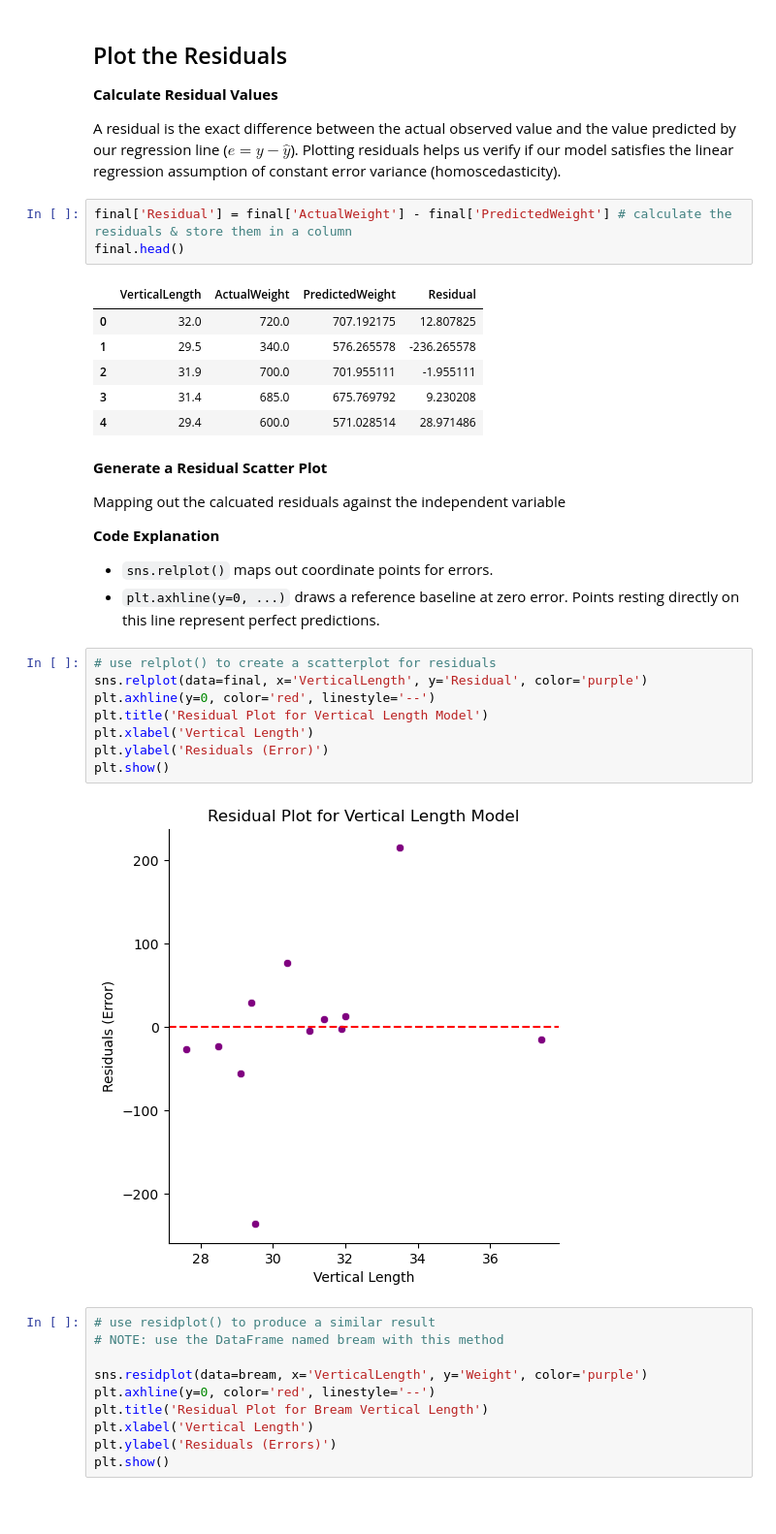
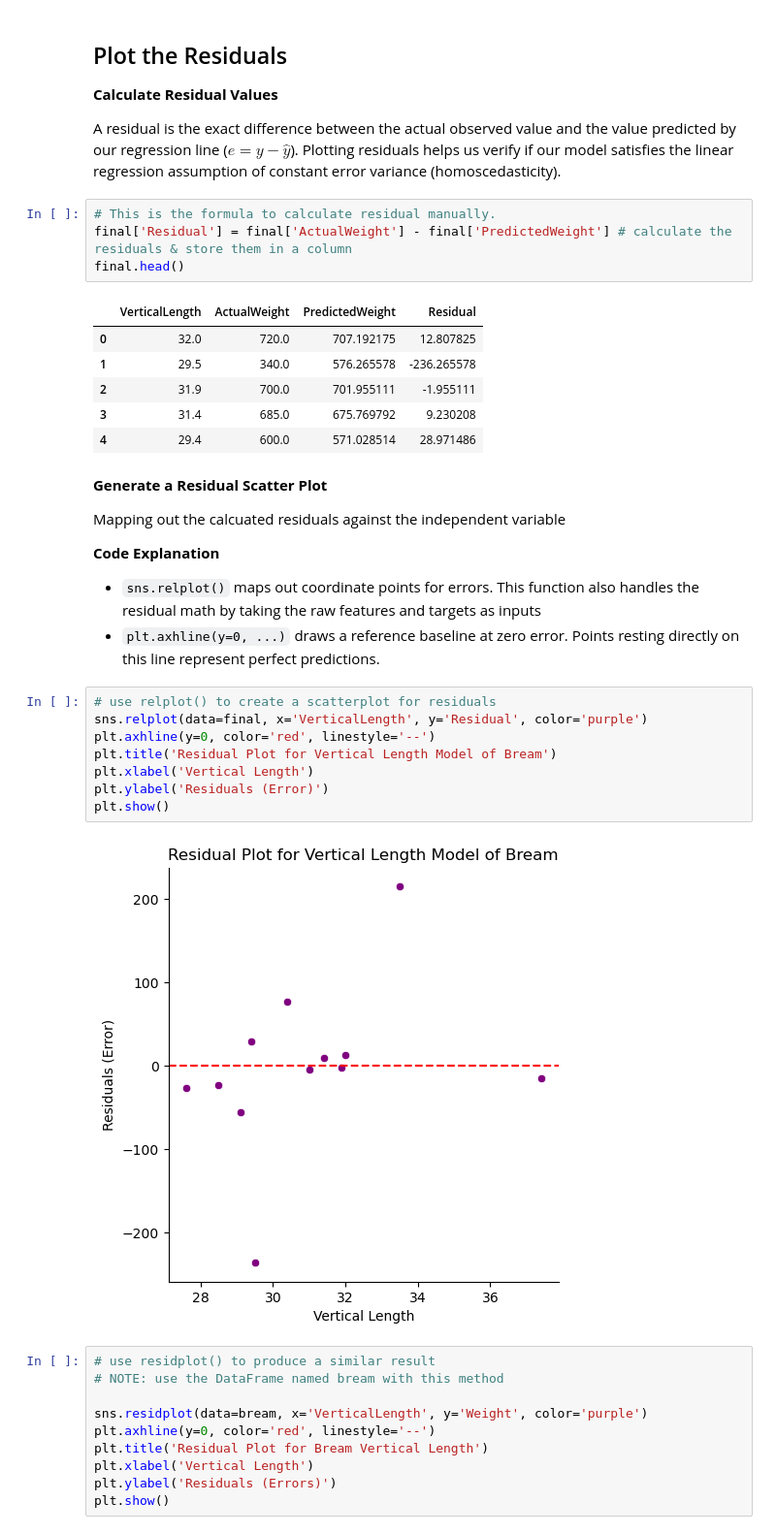
Before and after one commit to thaopham98/DataScience, a Jupyter notebook: python_analysis/A3-Fish-Linear_Regression.ipynb, the cells around one changed output. Shown at 97% size. Saved outputs shown, nothing was run; the diff lists cells and outputs as text; blank space fills up the shorter version.

```diff
--- a/python_analysis/A3-Fish-Linear_Regression.ipynb
+++ b/python_analysis/A3-Fish-Linear_Regression.ipynb
@@ -376,6 +376,7 @@ sns.lmplot(data=bream, x='VerticalLength', y='Weight', line_kws={'color':'red'})
 
 A residual is the exact difference between the actual observed value and the value predicted by our regression line ($e = y - \hat{y}$). Plotting residuals helps us verify if our model satisfies the linear regression assumption of constant error variance (homoscedasticity).
 # %%
+# This is the formula to calculate residual manually.
 final['Residual'] = final['ActualWeight'] - final['PredictedWeight'] # calculate the residuals & store them in a column
 final.head()
 # %% [output]
@@ -391,18 +392,18 @@ final.head()
 Mapping out the calcuated residuals against the independent variable
 
 **Code Explanation**
-* `sns.relplot()` maps out coordinate points for errors.
+* `sns.relplot()` maps out coordinate points for errors. This function also handles the residual math by taking the raw features and targets as inputs
 * `plt.axhline(y=0, ...)` draws a reference baseline at zero error. Points resting directly on this line represent perfect predictions.
 # %%
 # use relplot() to create a scatterplot for residuals
 sns.relplot(data=final, x='VerticalLength', y='Residual', color='purple')
 plt.axhline(y=0, color='red', linestyle='--')
-plt.title('Residual Plot for Vertical Length Model')
+plt.title('Residual Plot for Vertical Length Model of Bream')
 plt.xlabel('Vertical Length')
 plt.ylabel('Residuals (Error)')
 plt.show()
 # %% [output]
-[figure, old version]
+[figure, new version]
 # %%
 # use residplot() to produce a similar result
 # NOTE: use the DataFrame named bream with this method
```
Also changed, not shown: parts of 4 cells of this notebook.
